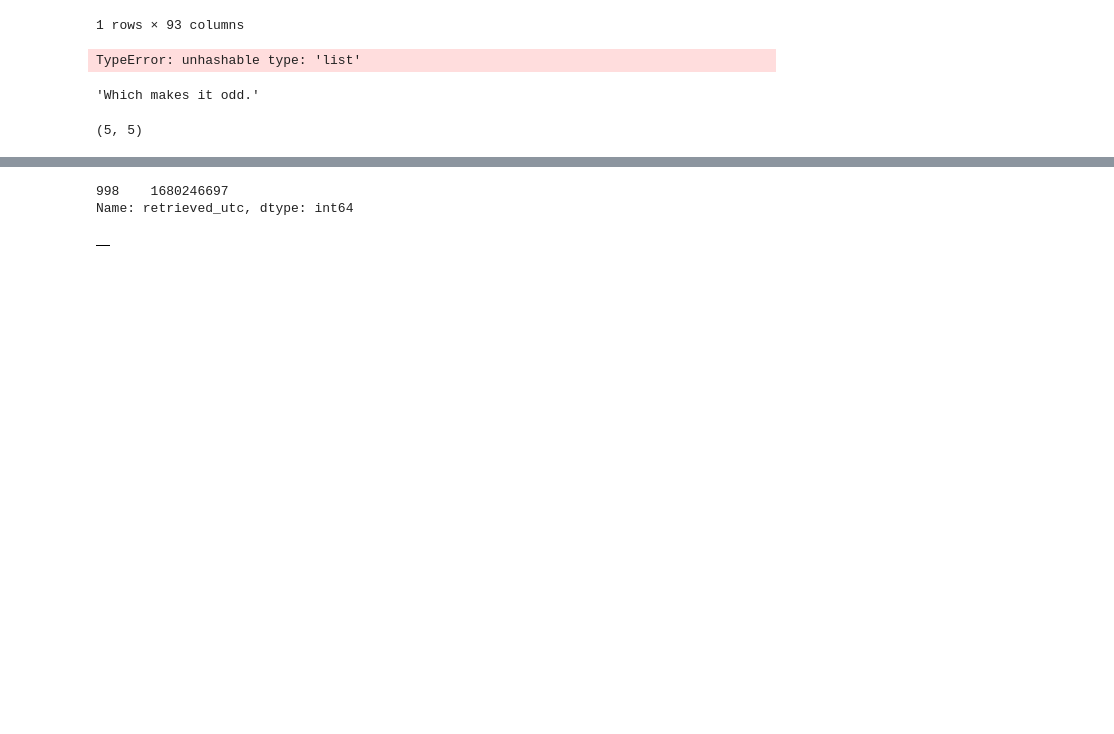
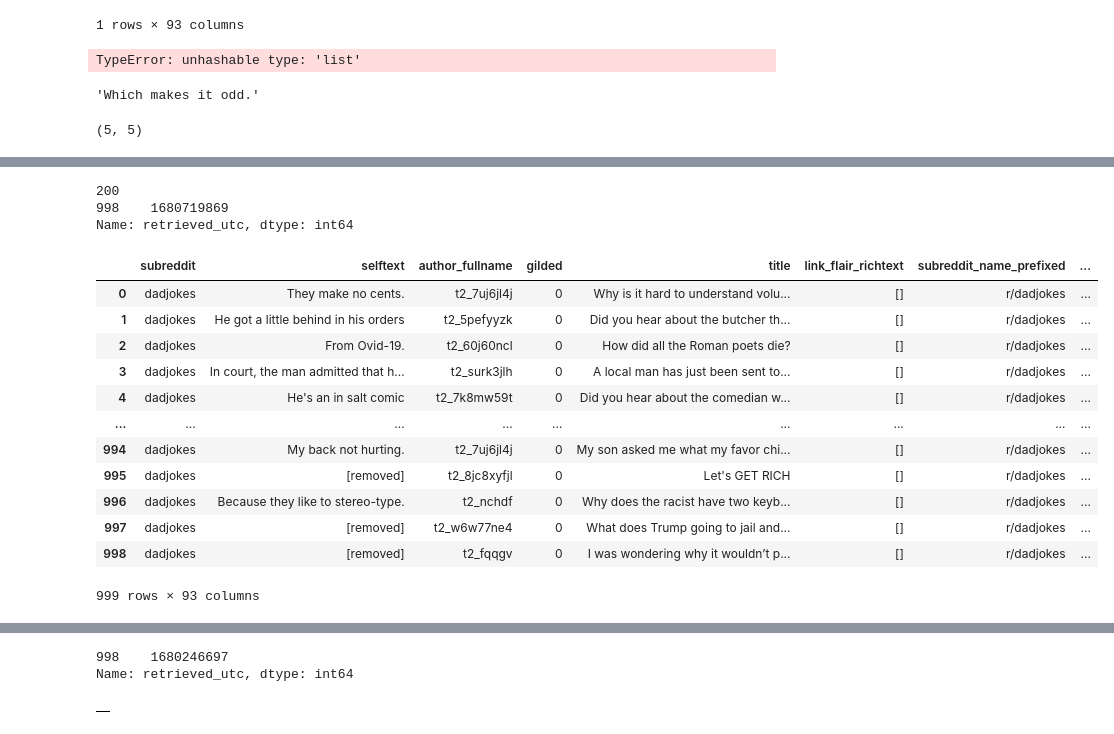
Before and after one commit to drossDS/Humor_Identification_with_NLP, a Jupyter notebook: project-3-ddr.ipynb, the cells around one changed output, grey strips where cells are left out. Saved outputs shown, nothing was run; the diff lists cells and outputs as text; code cells hidden in the pictures; blank space fills up the shorter version.

```diff
--- a/project-3-ddr.ipynb
+++ b/project-3-ddr.ipynb
@@ -110,0 +168,32 @@ JSONDecodeError: Expecting value: line 1 column 1 (char 0)
+# %%
+params = {
+    'subreddit': 'dadjokes',
+    'size': 1000,
+    'before': 1681162746 # take the UCT integer of your (first....last???) in the dataset to grab the info before that time
+    #'after': ???? # takes in a UCT integer
+}
+res = requests.get(url, params)
+print(res.status_code)
+res.json()
+
+dj_3 = res.json()
+dj_3 = pd.DataFrame(dj_3['data'])
+print(dj_3['retrieved_utc'][-1:])
+dj_3
+# %% [output]
+200
+998    1680719869
+Name: retrieved_utc, dtype: int64
+|  | subreddit | selftext | author_fullname | gilded | title | link_flair_richtext | subreddit_name_prefixed | ... |
+| 0 | dadjokes | They make no cents. | t2_7uj6jl4j | 0 | Why is it hard to understand volu... | [] | r/dadjokes | ... |
+| 1 | dadjokes | He got a little behind in his orders | t2_5pefyyzk | 0 | Did you hear about the butcher th... | [] | r/dadjokes | ... |
+| 2 | dadjokes | From Ovid-19. | t2_60j60ncl | 0 | How did all the Roman poets die? | [] | r/dadjokes | ... |
+| 3 | dadjokes | In court, the man admitted that h... | t2_surk3jlh | 0 | A local man has just been sent to... | [] | r/dadjokes | ... |
+| 4 | dadjokes | He's an in salt comic | t2_7k8mw59t | 0 | Did you hear about the comedian w... | [] | r/dadjokes | ... |
+| ... | ... | ... | ... | ... | ... | ... | ... | ... |
+| 994 | dadjokes | My back not hurting. | t2_7uj6jl4j | 0 | My son asked me what my favor chi... | [] | r/dadjokes | ... |
+| 995 | dadjokes | [removed] | t2_8jc8xyfjl | 0 | Let's GET RICH | [] | r/dadjokes | ... |
+| 996 | dadjokes | Because they like to stereo-type. | t2_nchdf | 0 | Why does the racist have two keyb... | [] | r/dadjokes | ... |
+| 997 | dadjokes | [removed] | t2_w6w77ne4 | 0 | What does Trump going to jail and... | [] | r/dadjokes | ... |
+| 998 | dadjokes | [removed] | t2_fqqgv | 0 | I was wondering why it wouldn’t p... | [] | r/dadjokes | ... |
+999 rows × 93 columns
```
Also changed, not shown: parts of 41 cells of this notebook, 34 other files.
